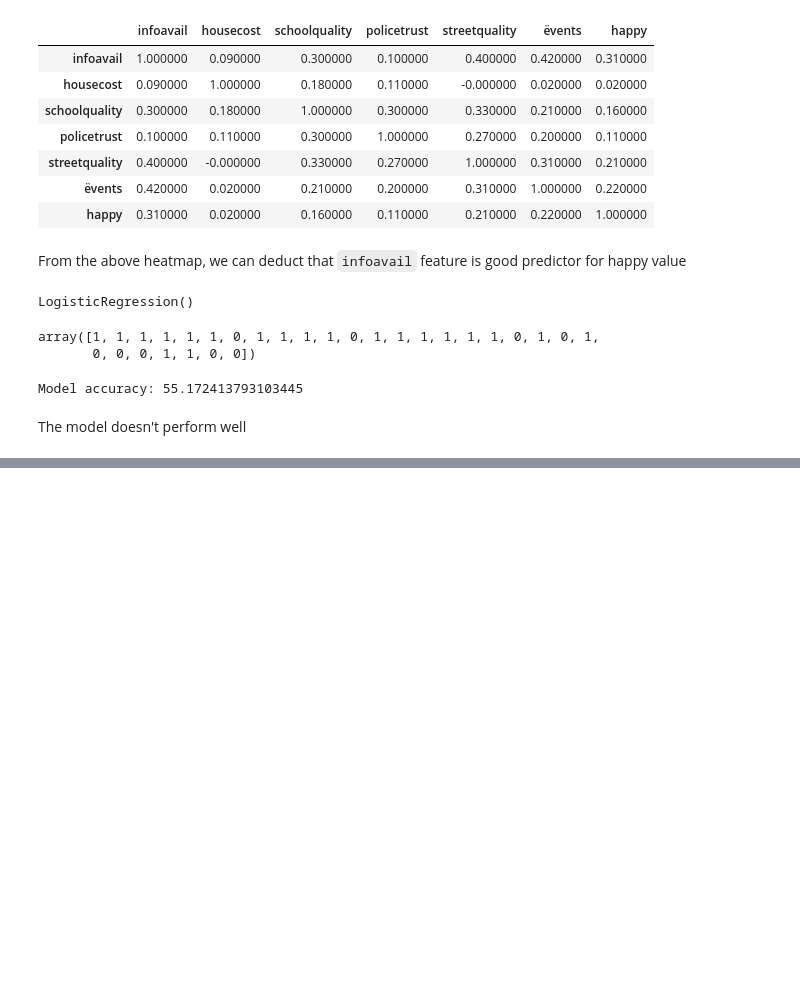
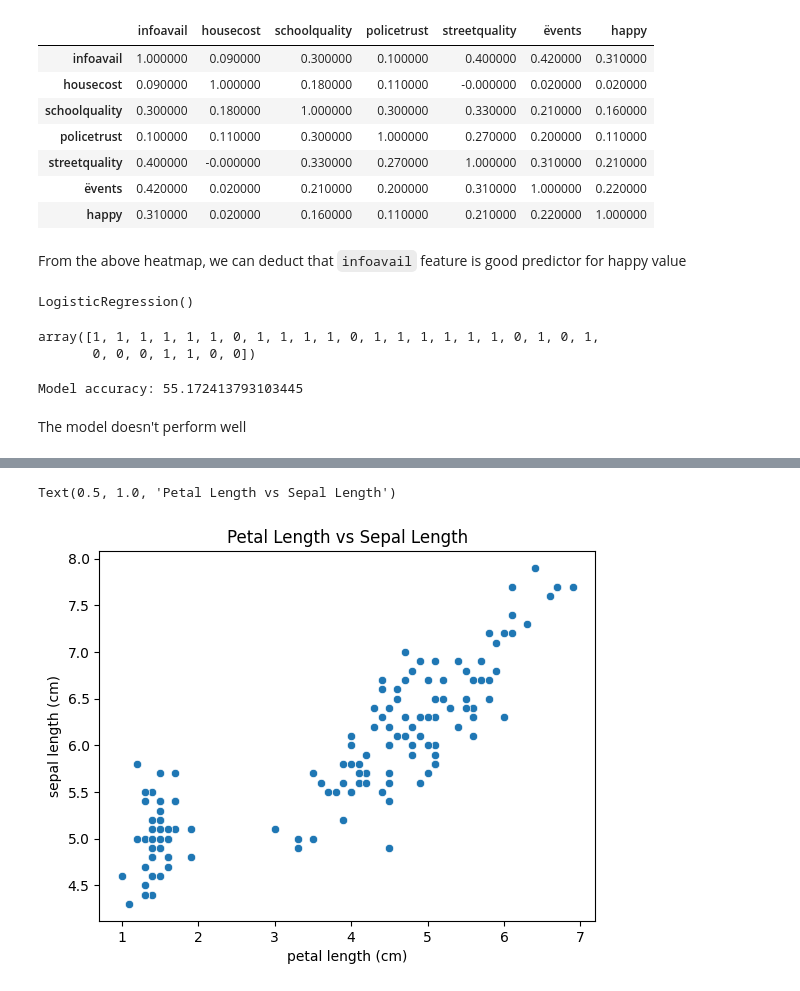
Before and after one commit to mmaazkhanhere/genai-learning-repo, a Jupyter notebook: machine-learning-course/course.ipynb, the cells around one changed output, grey strips where cells are left out. Cells and saved outputs as stored; diff of their text form; code cells hidden in the pictures; blank space fills up the shorter version.

```diff
--- a/machine-learning-course/course.ipynb
+++ b/machine-learning-course/course.ipynb
@@ -286,0 +351,5 @@ The model doesn't perform well
+# %%
+sns.scatterplot(x=df['petal length (cm)'], y=df['sepal length (cm)']).set_title('Petal Length vs Sepal Length')
+# %% [output]
+Text(0.5, 1.0, 'Petal Length vs Sepal Length')
+[figure, added]
```
Also changed, not shown: parts of 29 cells of this notebook.
